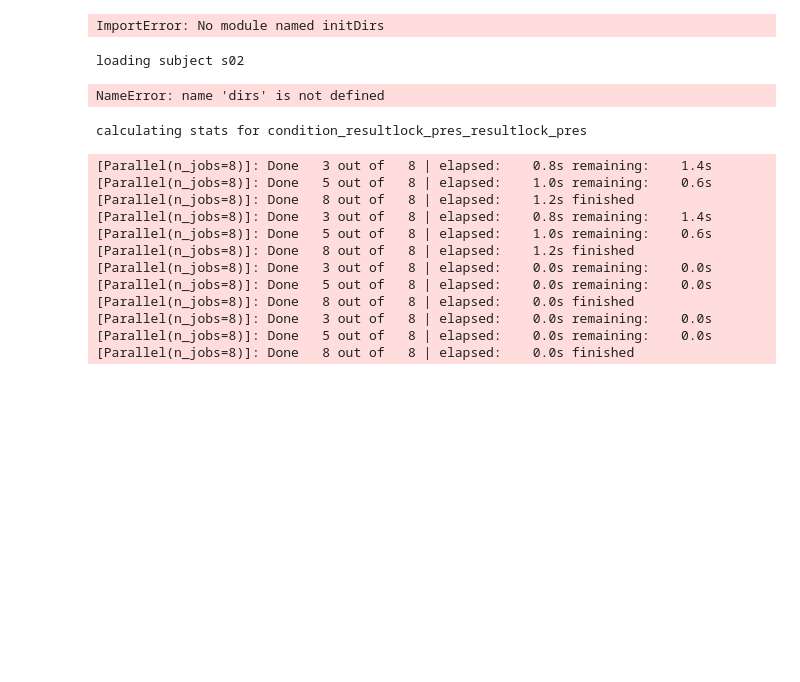
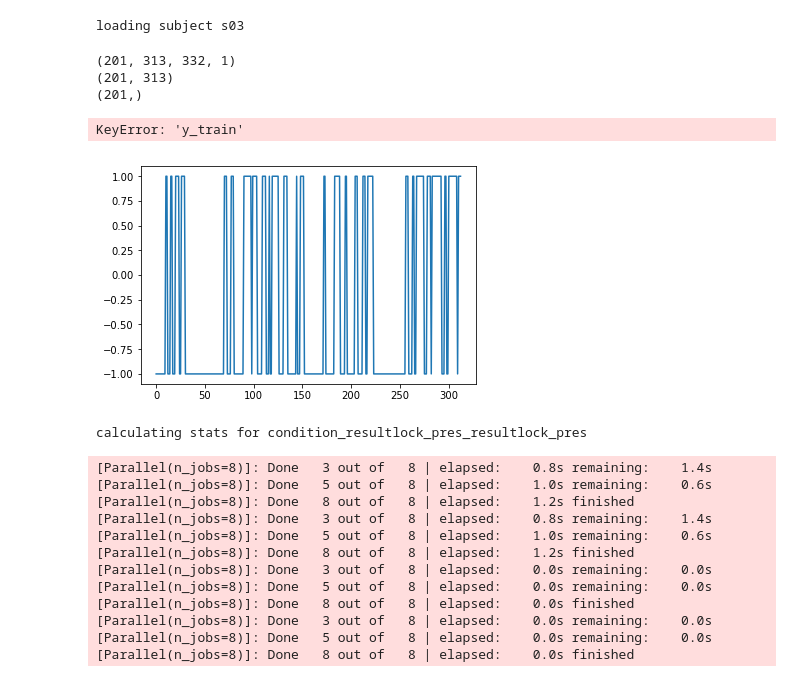
Before and after one commit to pinheirochagas/Calc_MEG, a Jupyter notebook: decoding/notebooks/decoding_notebook_choice_choice.ipynb, the cells around one changed output. Cells and saved outputs as stored; diff of their text form; code cells hidden in the pictures; blank space fills up the shorter version.

```diff
--- a/decoding/notebooks/decoding_notebook_choice_choice.ipynb
+++ b/decoding/notebooks/decoding_notebook_choice_choice.ipynb
@@ -2,8 +2,8 @@
 %matplotlib inline
 #Libraries
 import sys
-sys.path.append('/neurospin/meg/meg_tmp/Calculation_Pedro_2014/scripts/decoding')
-#sys.path.append('/Users/pinheirochagas/Pedro/NeuroSpin/Experiments/Calc_MEG/scripts_git/Calc_MEG/decoding/')
+#sys.path.append('/neurospin/meg/meg_tmp/Calculation_Pedro_2014/scripts/decoding')
+sys.path.append('/Users/pinheirochagas/Pedro/NeuroSpin/Experiments/Calc_MEG/scripts_git/Calc_MEG/decoding/')
 import numpy as np
 import matplotlib.pyplot as plt
 import scipy.io as sio
@@ -16,8 +16,6 @@ from initDirs import dirs
 
 from jr.plot import base, gat_plot, pretty_gat, pretty_decod, pretty_slices
 from jr.stats import gat_stats, parallel_stats
-# %% [output]
-ImportError: No module named initDirs
 # %%
 #Define custom wilcoxon
 def _my_wilcoxon(X):
@@ -35,7 +33,7 @@ def _my_mannwhitneyu(X):
 subjects = ['s02', 's03', 's04', 's05', 's06', 's07', 's08', 's09', 's10',
             's11', 's12', 's13', 's14', 's15', 's16', 's17', 's18', 's19', 's21', 's22']
 
-#subjects = ['s03']
+subjects = ['s03']
 #s02_op1_op1_results_class_accuracy_diagonal_nobaseline_correct.npy
 
 baselinecorr = 'nobaseline'
@@ -77,8 +75,21 @@ all_scores = np.array(all_scores) #shape: subjects*n_cond, training_times, testi
 all_diagonals = np.array(all_diagonals)
 #all_ypred = np.array(all_ypred)
 # %% [output]
-loading subject s02
+loading subject s03
-NameError: name 'dirs' is not defined
+# %%
+print(ypred.shape)
+print(score.shape)
+print(diagonal.shape)
+
+plt.plot(ypred[0,:,0,0])
+
+results['y_train']
+# %% [output]
+(201, 313, 332, 1)
+(201, 313)
+(201,)
+KeyError: 'y_train'
+[figure, added]
 # %%
 #Reshape and average data
 all_scores = np.reshape(all_scores, (len(conditions), len(subjects), score.shape[0], score.shape[1])) #n_cond, n_subj, training_times, testing_times
```
Also changed, not shown: 5 other files.
